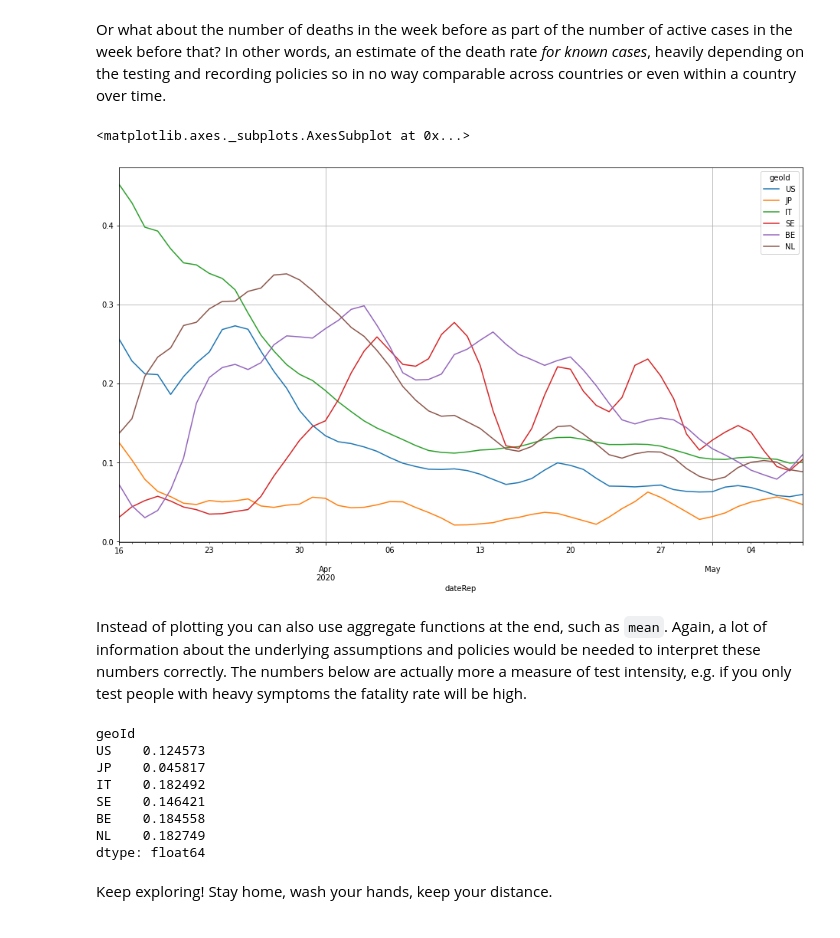
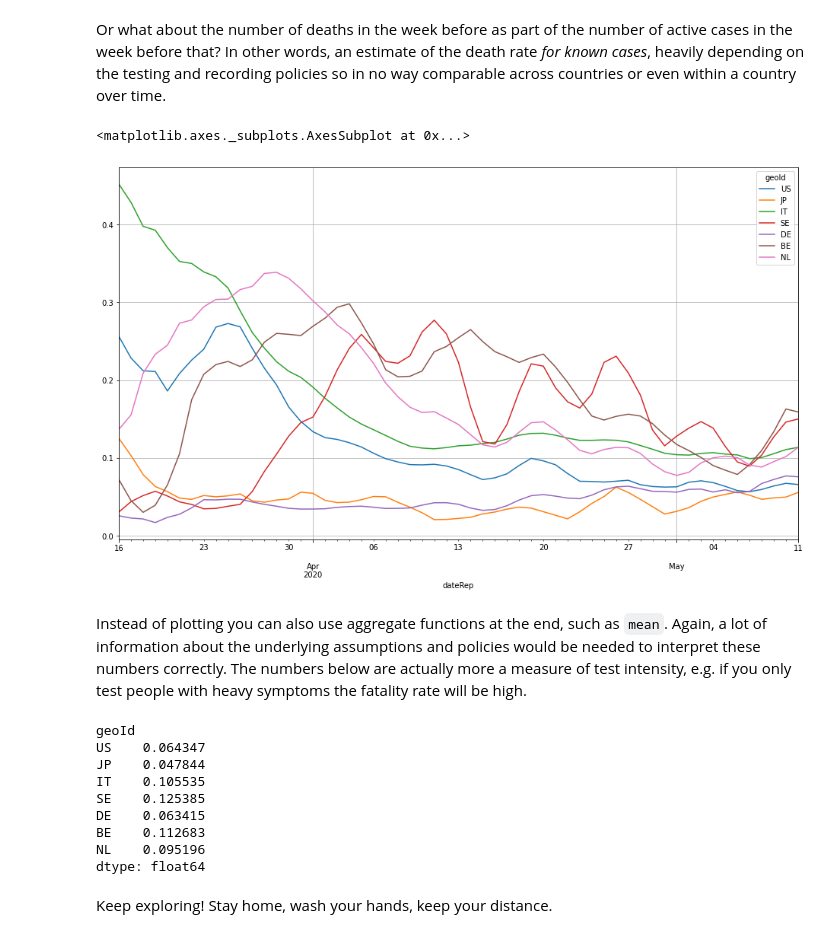
Before and after one commit to R3dje/COVID19, a Jupyter notebook: EUCDC.ipynb, the cells around one changed output. Drawn from its saved outputs; the diff is of its cells as text; code cells hidden in the pictures.

```diff
--- a/EUCDC.ipynb
+++ b/EUCDC.ipynb
@@ -269,25 +268,26 @@ Or what about the number of deaths in the week before as part of the number of a
 # %%
 (df_geo.rolling(7, win_type='triang').mean()['deaths'] /\
  df_geo.shift(7).rolling(14, win_type='triang').mean()['cases'])\
-[['US', 'JP', 'IT', 'SE', 'BE', 'NL']].loc['20200316':].\
+[['US', 'JP', 'IT', 'SE', 'DE', 'BE', 'NL']].loc['20200316':].\
 plot(figsize=(16, 9), grid=True)
 # %% [output]
 <matplotlib.axes._subplots.AxesSubplot at 0x...>
-[figure, old version]
+[figure, new version]
 # %% [markdown]
 Instead of plotting you can also use aggregate functions at the end, such as `mean`. Again, a lot of information about the underlying assumptions and policies would be needed to interpret these numbers correctly. The numbers below are actually more a measure of test intensity, e.g. if you only test people with heavy symptoms the fatality rate will be high.
 # %%
 (df_geo.rolling(7, win_type='triang').mean()['deaths'] /\
  df_geo.shift(7).rolling(14, win_type='triang').mean()['cases'])\
-[['US', 'JP', 'IT', 'SE', 'BE', 'NL']].loc['20200316':].mean()
+[['US', 'JP', 'IT', 'SE', 'DE', 'BE', 'NL']].loc['20200501':].mean()
 # %% [output]
 geoId
-US    0.124573
-JP    0.045817
-IT    0.182492
-SE    0.146421
-BE    0.184558
-NL    0.182749
+US    0.064347
+JP    0.047844
+IT    0.105535
+SE    0.125385
+DE    0.063415
+BE    0.112683
+NL    0.095196
 dtype: float64
 # %% [markdown]
 Keep exploring! Stay home, wash your hands, keep your distance.
```
Also changed, not shown: parts of 22 cells of this notebook, 3 other files.
